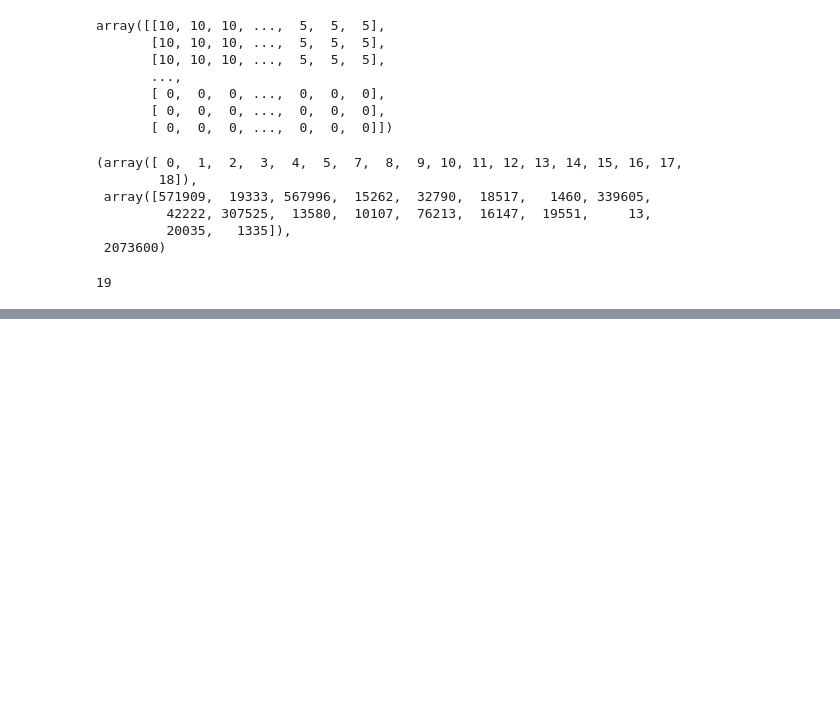
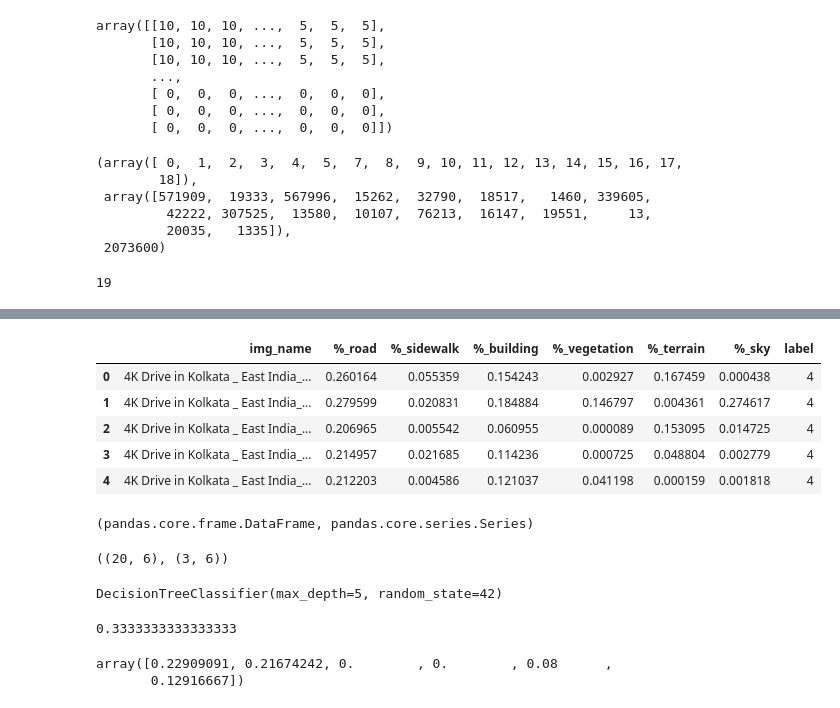
Before and after one commit to NeelayS/walkability_ml, a Jupyter notebook: create_dataset.ipynb, the cells around one changed output, grey strips where cells are left out. Saved outputs shown, nothing was run; the diff lists cells and outputs as text; code cells hidden in the pictures; blank space fills up the shorter version.

```diff
--- a/create_dataset.ipynb
+++ b/create_dataset.ipynb
@@ -65,0 +134,3 @@ Error: Session cannot generate requests
+# %%
+dataset = dataset[["img_name"] + feature_names]
+dataset.head()
@@ -65,0 +144,10 @@ Error: Session cannot generate requests
+# %%
+city_walkability_scores = {"Bangalore": 0.63, "Chennai": 0.78, "Kochi": 0.57, "Kolkata": 0.82, "Mumbai": 0.85}
+# %%
+img_walkability_bins = {}
+
+for img in relevant_img_class_counts.keys():
+    city = [c for c in city_walkability_scores.keys() if c.lower() in img.lower()][0]
+    img_walkability_bins[img] = int(city_walkability_scores[city] // 0.2)
+
+img_walkability_bins
@@ -65,0 +172,17 @@ Error: Session cannot generate requests
+# %%
+dataset["label"] = list(img_walkability_bins.values())
+# %%
+dataset.head()
+# %% [output]
+|  | img_name | %_road | %_sidewalk | %_building | %_vegetation | %_terrain | %_sky | label |
+| 0 | 4K Drive in Kolkata _ East India_... | 0.260164 | 0.055359 | 0.154243 | 0.002927 | 0.167459 | 0.000438 | 4 |
+| 1 | 4K Drive in Kolkata _ East India_... | 0.279599 | 0.020831 | 0.184884 | 0.146797 | 0.004361 | 0.274617 | 4 |
+| 2 | 4K Drive in Kolkata _ East India_... | 0.206965 | 0.005542 | 0.060955 | 0.000089 | 0.153095 | 0.014725 | 4 |
+| 3 | 4K Drive in Kolkata _ East India_... | 0.214957 | 0.021685 | 0.114236 | 0.000725 | 0.048804 | 0.002779 | 4 |
+| 4 | 4K Drive in Kolkata _ East India_... | 0.212203 | 0.004586 | 0.121037 | 0.041198 | 0.000159 | 0.001818 | 4 |
+# %%
+X = dataset.drop(columns=["img_name", "label"])
+y = dataset["label"]
+type(X), type(y)
+# %% [output]
+(pandas.core.frame.DataFrame, pandas.core.series.Series)
@@ -65,0 +191,4 @@ Error: Session cannot generate requests
+# %%
+X_train.shape, X_test.shape
+# %% [output]
+((20, 6), (3, 6))
@@ -65,0 +197,14 @@ Error: Session cannot generate requests
+# %%
+model.fit(X_train, y_train)
+# model.fit(X_test, y_test)
+# %% [output]
+DecisionTreeClassifier(max_depth=5, random_state=42)
+# %%
+model.score(X_test, y_test)
+# %% [output]
+0.3333333333333333
+# %%
+model.tree_.compute_feature_importances(normalize=False)
+# %% [output]
+array([0.22909091, 0.21674242, 0.        , 0.        , 0.08      ,
+       0.12916667])
```
Also changed, not shown: parts of 19 cells of this notebook, 9 other files.
